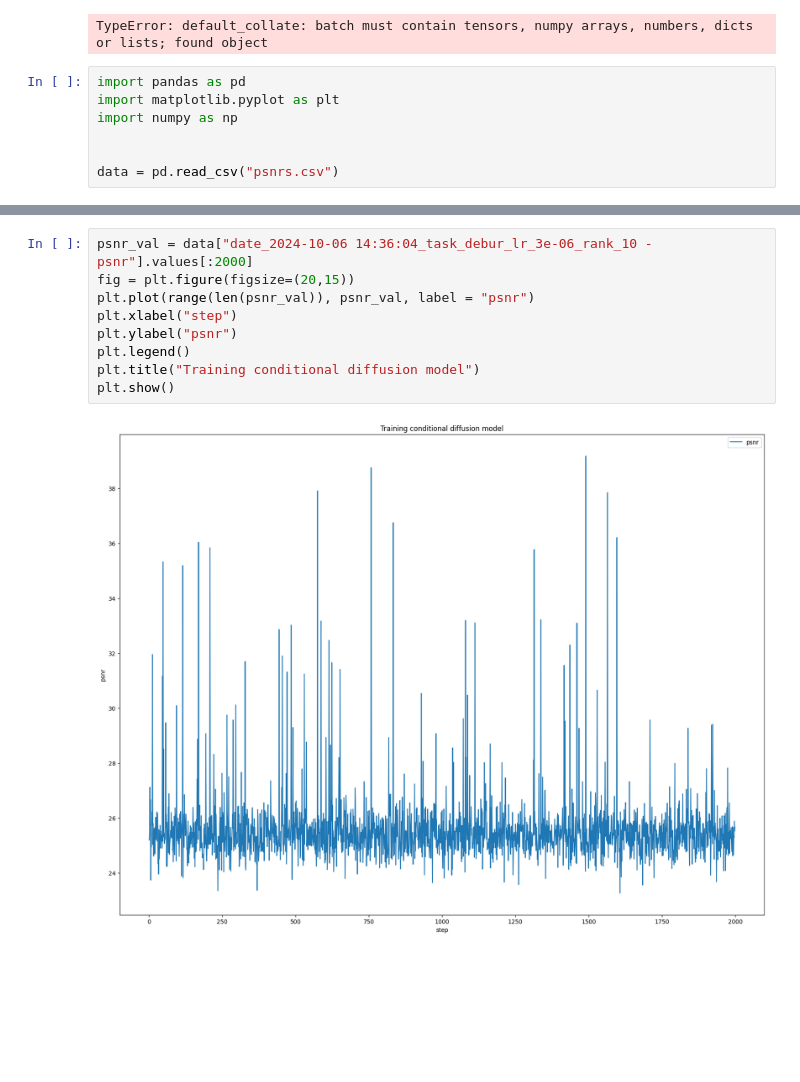
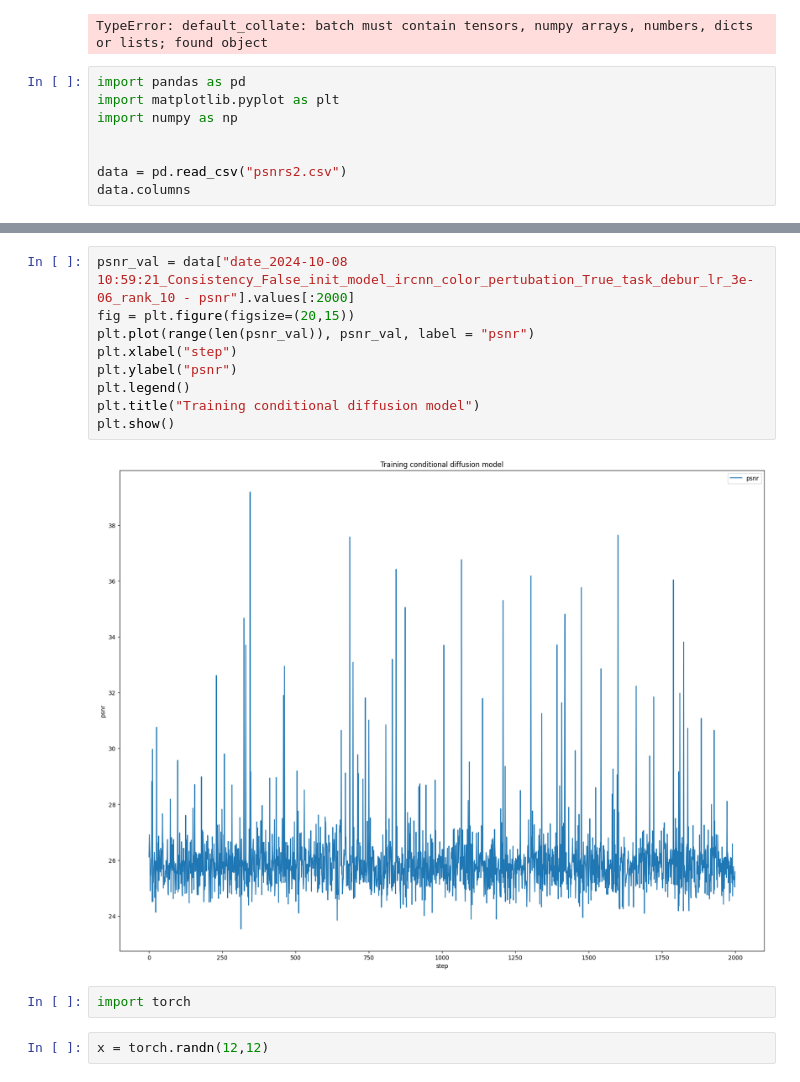
Before and after one commit to charles-kmc/UD2M, a Jupyter notebook: main.ipynb, the cells around one changed output, grey strips where cells are left out. Cells and saved outputs as stored; diff of their text form; blank space fills up the shorter version.

```diff
--- a/main.ipynb
+++ b/main.ipynb
@@ -449,4 +449,5 @@ import matplotlib.pyplot as plt
 import numpy as np
 
 
-data = pd.read_csv("psnrs.csv")
+data = pd.read_csv("psnrs2.csv")
+data.columns
@@ -453,11 +460,15 @@ data = pd.read_csv("psnrs.csv")
 # %%
-psnr_val = data["date_2024-10-06 14:36:04_task_debur_lr_3e-06_rank_10 - psnr"].values[:2000]
+psnr_val = data["date_2024-10-08 10:59:21_Consistency_False_init_model_ircnn_color_pertubation_True_task_debur_lr_3e-06_rank_10 - psnr"].values[:2000]
 fig = plt.figure(figsize=(20,15))
 plt.plot(range(len(psnr_val)), psnr_val, label = "psnr")
 plt.xlabel("step")
 plt.ylabel("psnr")
 plt.legend()
 plt.title("Training conditional diffusion model")
 plt.show()
 # %% [output]
-[figure, old version]
+[figure, new version]
+# %%
+import torch
+# %%
+x = torch.randn(12,12)
```
Also changed, not shown: parts of 2 cells of this notebook, 10 other files.
